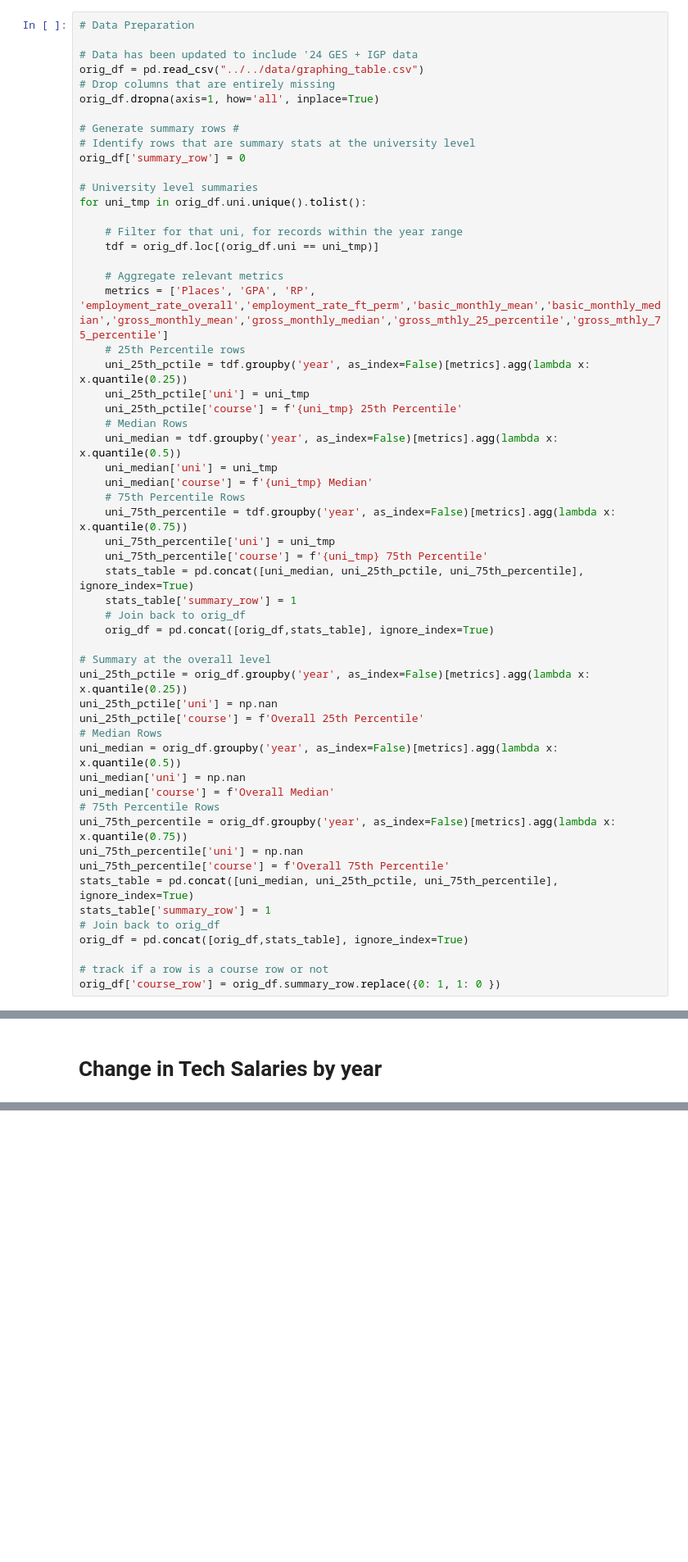
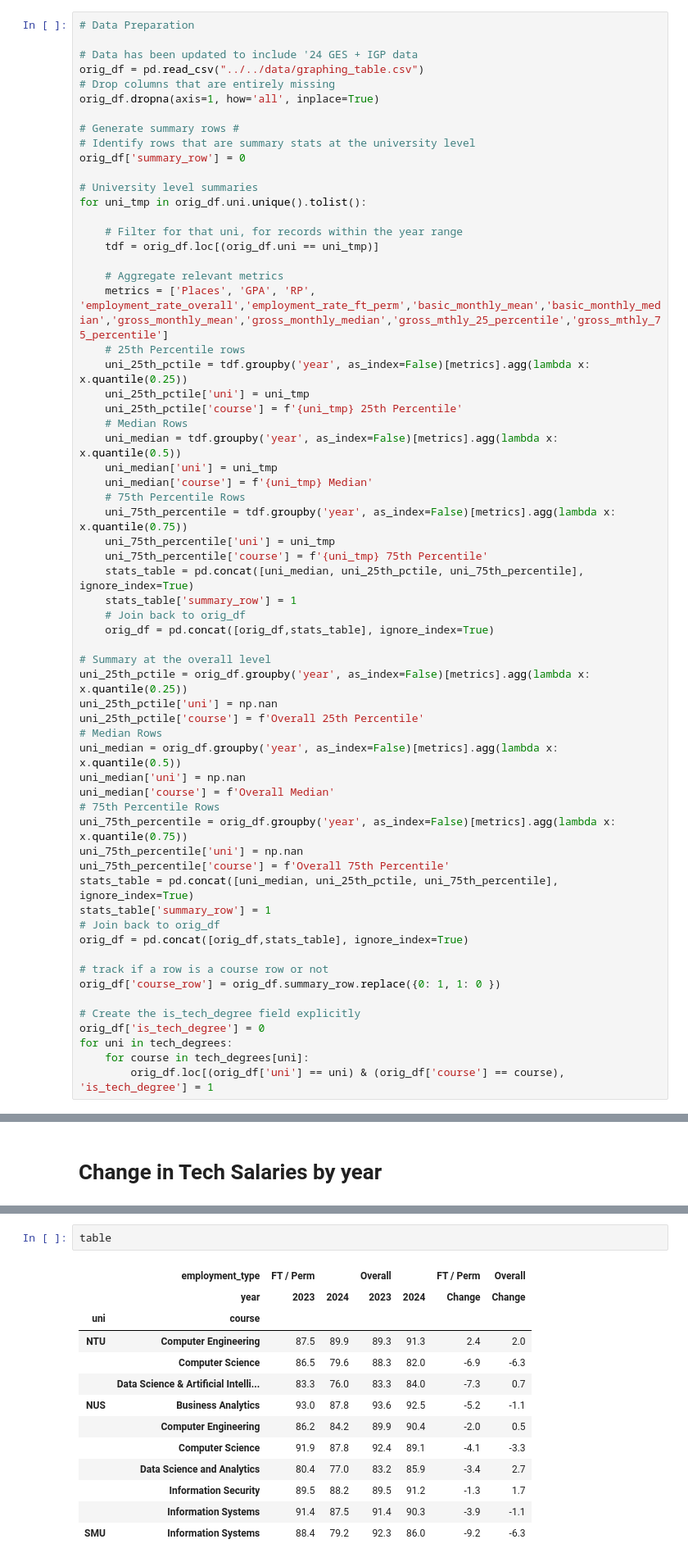
Before and after one commit to Lerac1275/admis_GES, a Jupyter notebook: notebooks/vizzes/2024_graphing.ipynb, the cells around one changed output, grey strips where cells are left out. Shown at 82% size. Cells and saved outputs as stored; diff of their text form; blank space fills up the shorter version.

Commit message:
employment charts

```diff
--- a/notebooks/vizzes/2024_graphing.ipynb
+++ b/notebooks/vizzes/2024_graphing.ipynb
@@ -83,6 +85,12 @@ orig_df = pd.concat([orig_df,stats_table], ignore_index=True)
 
 # track if a row is a course row or not
 orig_df['course_row'] = orig_df.summary_row.replace({0: 1, 1: 0 })
+
+# Create the is_tech_degree field explicitly
+orig_df['is_tech_degree'] = 0
+for uni in tech_degrees:
+    for course in tech_degrees[uni]:
+        orig_df.loc[(orig_df['uni'] == uni) & (orig_df['course'] == course), 'is_tech_degree'] = 1
 # %%
 # orig_df.to_csv("../../data/2024_graphing_aggrowsIncluded.csv", index=False)
 # %% [markdown]
@@ -609,0 +979,16 @@ fig2.show()
+# %%
+table
+# %% [output]
+|  | employment_type | FT / Perm |  | Overall |  | FT / Perm | Overall |
+|  | year | 2023 | 2024 | 2023 | 2024 | Change | Change |
+| uni | course |  |  |  |  |  |  |
+| NTU | Computer Engineering | 87.5 | 89.9 | 89.3 | 91.3 | 2.4 | 2.0 |
+|  | Computer Science | 86.5 | 79.6 | 88.3 | 82.0 | -6.9 | -6.3 |
+|  | Data Science & Artificial Intelli... | 83.3 | 76.0 | 83.3 | 84.0 | -7.3 | 0.7 |
+| NUS | Business Analytics | 93.0 | 87.8 | 93.6 | 92.5 | -5.2 | -1.1 |
+|  | Computer Engineering | 86.2 | 84.2 | 89.9 | 90.4 | -2.0 | 0.5 |
+|  | Computer Science | 91.9 | 87.8 | 92.4 | 89.1 | -4.1 | -3.3 |
+|  | Data Science and Analytics | 80.4 | 77.0 | 83.2 | 85.9 | -3.4 | 2.7 |
+|  | Information Security | 89.5 | 88.2 | 89.5 | 91.2 | -1.3 | 1.7 |
+|  | Information Systems | 91.4 | 87.5 | 91.4 | 90.3 | -3.9 | -1.1 |
+| SMU | Information Systems | 88.4 | 79.2 | 92.3 | 86.0 | -9.2 | -6.3 |
```
Also changed, not shown: parts of 11 cells of this notebook, 1 other file.
